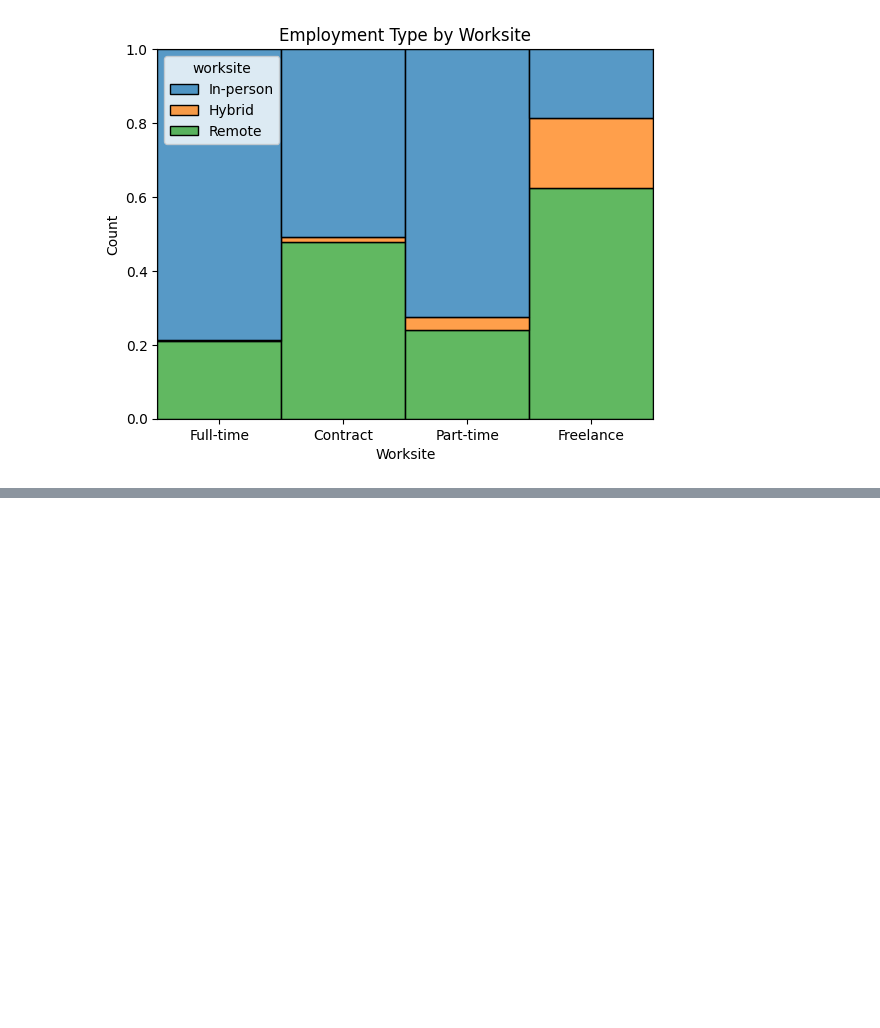
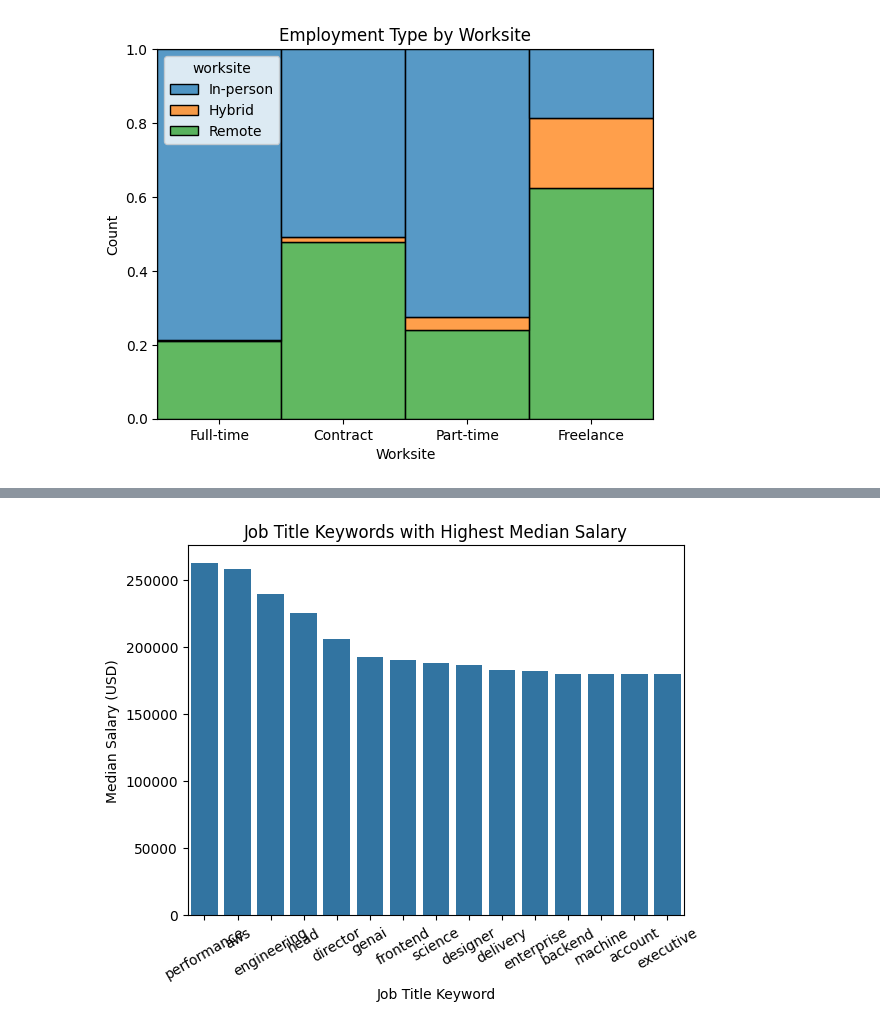
Before and after one commit to hensleyas21/SalariesML, a Jupyter notebook: salaries_analysis.ipynb, the cells around one changed output, grey strips where cells are left out. Saved outputs shown, nothing was run; the diff lists cells and outputs as text; code cells hidden in the pictures; blank space fills up the shorter version.

```diff
--- a/salaries_analysis.ipynb
+++ b/salaries_analysis.ipynb
@@ -136,0 +174,10 @@ print(top_keyword_percents)
+# %%
+highest_paying = sal_by_keyword.sort_values(by='med_salary', ascending=False).head(15)
+plot = sns.barplot(data=highest_paying, x='keyword', y='med_salary')
+plt.title("Job Title Keywords with Highest Median Salary")
+plt.ylabel("Median Salary (USD)")
+plt.xlabel("Job Title Keyword")
+plt.xticks(rotation=30)
+plt.show()
+# %% [output]
+[figure, added]
```
Also changed, not shown: parts of 5 cells of this notebook.
